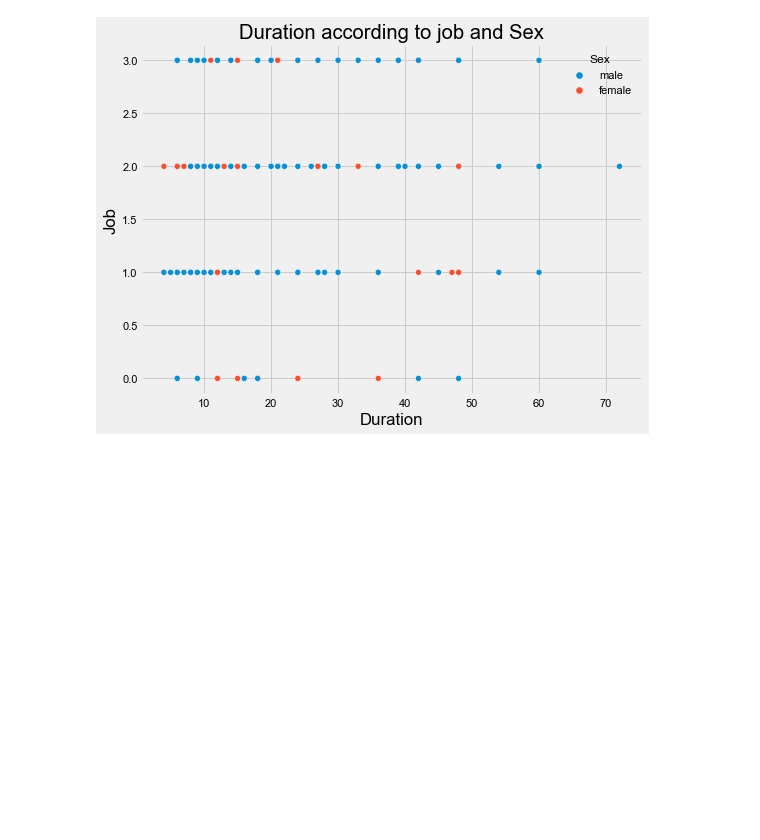
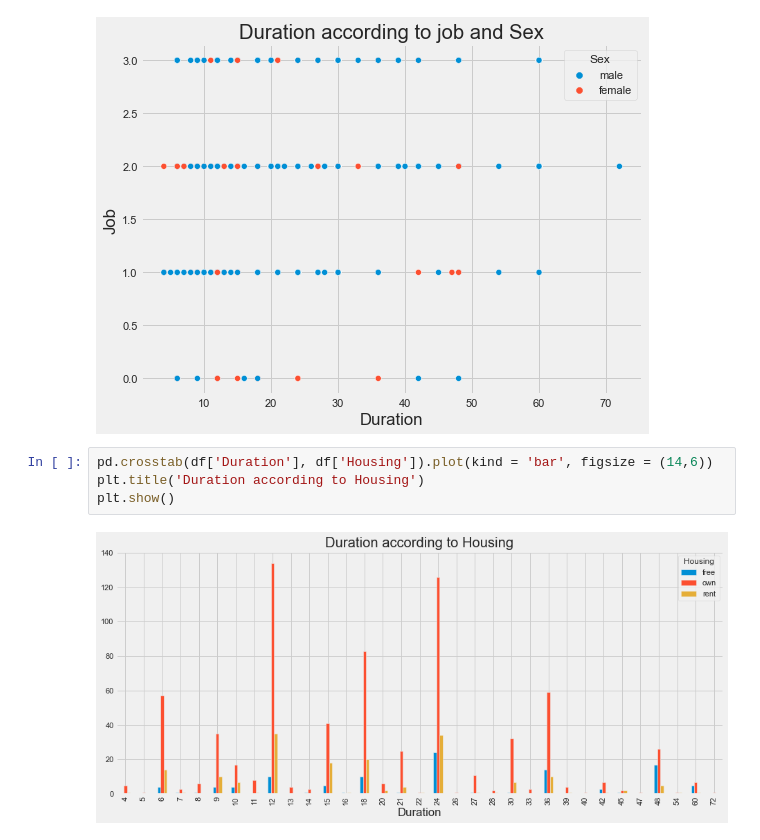
Before and after one commit to Sannan-Uzair/credit-risk-evaluation, a Jupyter notebook: risk evaluation.ipynb, the cells around one changed output. Drawn from its saved outputs; the diff is of its cells as text; blank space fills up the shorter version.

```diff
--- a/risk evaluation.ipynb
+++ b/risk evaluation.ipynb
@@ -240,3 +212,9 @@ plt.title('Duration according to job and Sex')
 plt.show()
 # %% [output]
 [figure]
+# %%
+pd.crosstab(df['Duration'], df['Housing']).plot(kind = 'bar', figsize = (14,6))
+plt.title('Duration according to Housing')
+plt.show()
+# %% [output]
+[figure, added]
```
Also changed, not shown: parts of 42 cells of this notebook.
